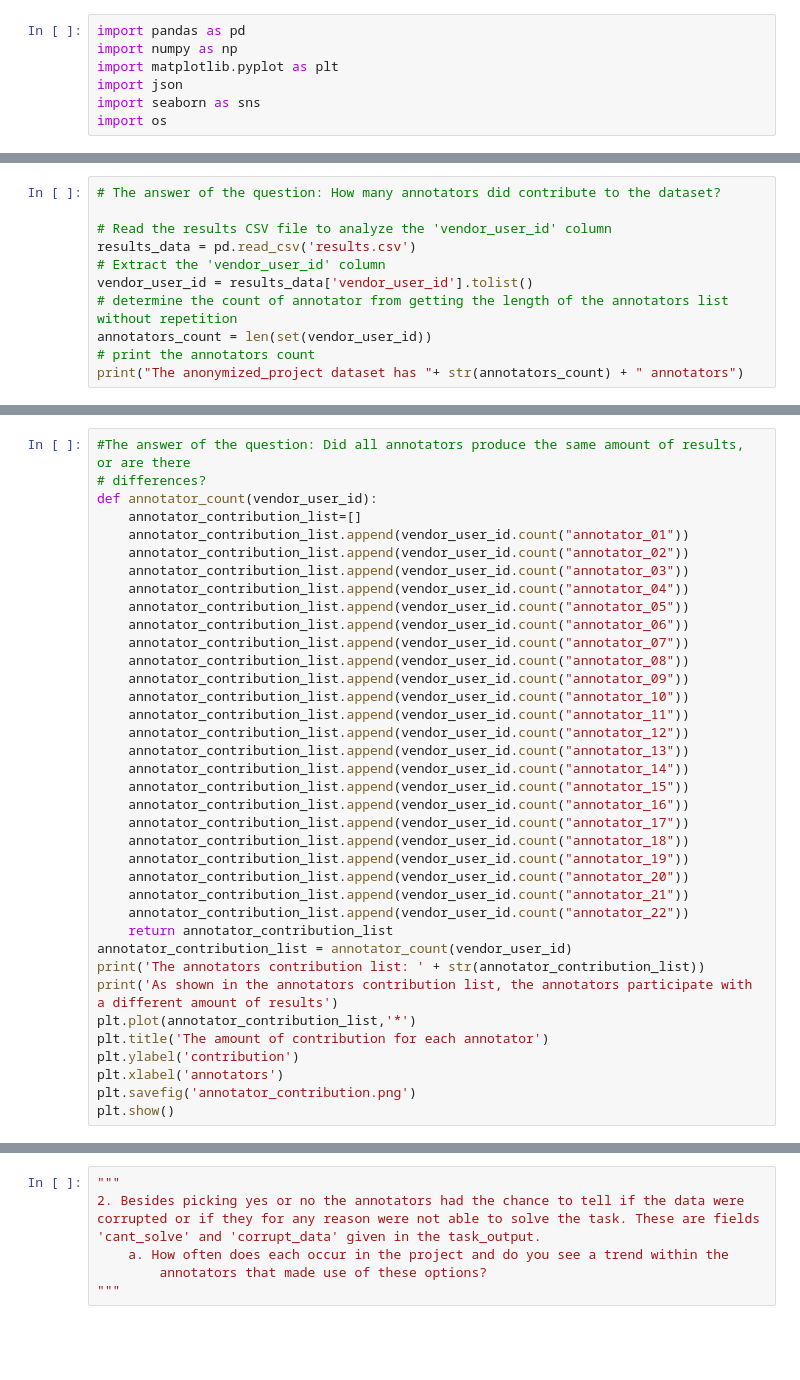
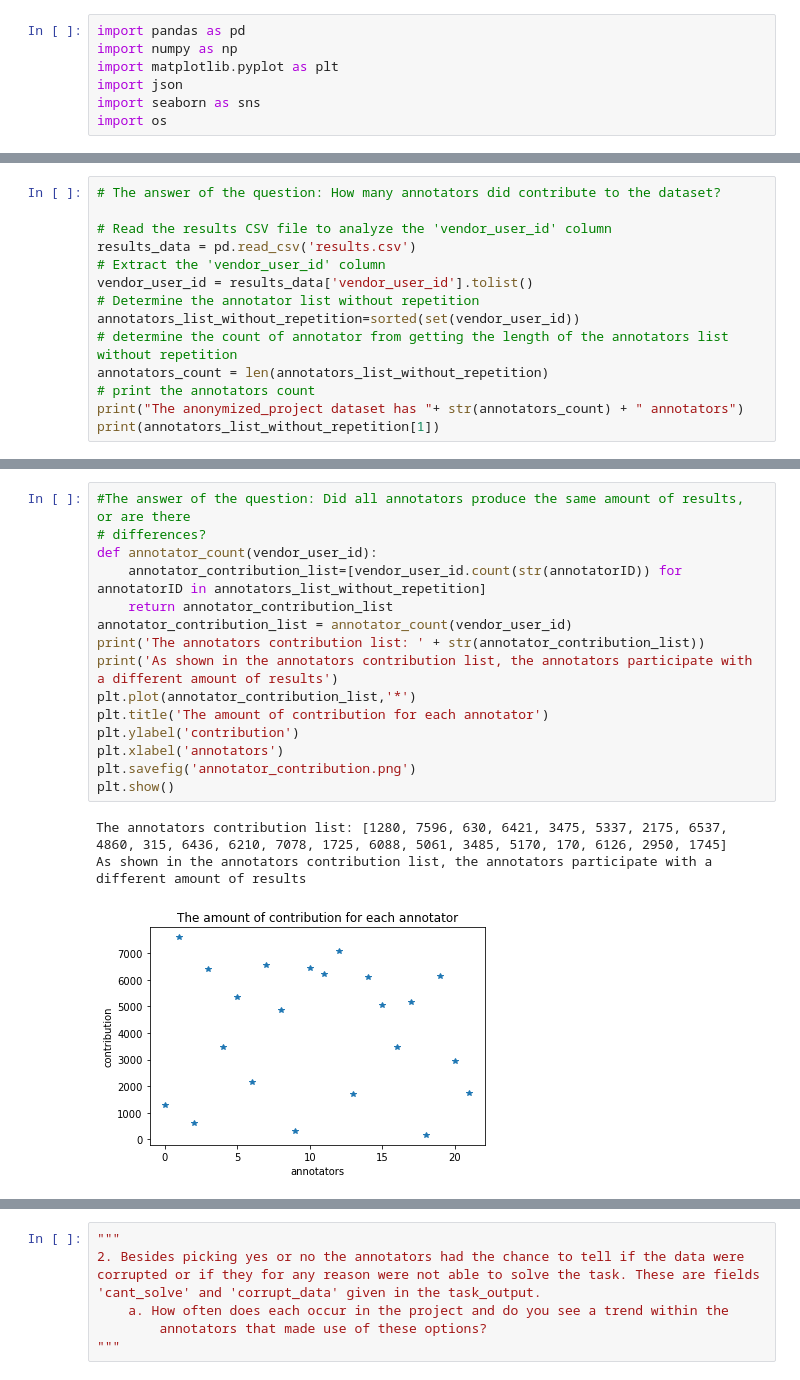
Before and after one commit to NohaAbdelkarim/bicycle_project_crowd_evaluation, a Jupyter notebook: crowd_evaluation.ipynb, the cells around one changed output, grey strips where cells are left out. Saved outputs shown, nothing was run; the diff lists cells and outputs as text; blank space fills up the shorter version.

Commit message:
FEAT: Editing the function that counts the amount of contribution for each annotator to be more general and compatible with any dataset.

```diff
--- a/crowd_evaluation.ipynb
+++ b/crowd_evaluation.ipynb
@@ -22,7 +24,10 @@ import os
 results_data = pd.read_csv('results.csv')
 # Extract the 'vendor_user_id' column
 vendor_user_id = results_data['vendor_user_id'].tolist()
+# Determine the annotator list without repetition
+annotators_list_without_repetition=sorted(set(vendor_user_id))
 # determine the count of annotator from getting the length of the annotators list without repetition
-annotators_count = len(set(vendor_user_id))
+annotators_count = len(annotators_list_without_repetition)
 # print the annotators count
 print("The anonymized_project dataset has "+ str(annotators_count) + " annotators")
+print(annotators_list_without_repetition[1])
@@ -49,40 +61,22 @@ print("The min annotation time is " + str(min_annotation_time))
 # %%
 #The answer of the question: Did all annotators produce the same amount of results, or are there
 # differences?
 def annotator_count(vendor_user_id):
-    annotator_contribution_list=[]
-    annotator_contribution_list.append(vendor_user_id.count("annotator_01"))
-    annotator_contribution_list.append(vendor_user_id.count("annotator_02"))
-    annotator_contribution_list.append(vendor_user_id.count("annotator_03"))
-    annotator_contribution_list.append(vendor_user_id.count("annotator_04"))
-    annotator_contribution_list.append(vendor_user_id.count("annotator_05"))
-    annotator_contribution_list.append(vendor_user_id.count("annotator_06"))
-    annotator_contribution_list.append(vendor_user_id.count("annotator_07"))
-    annotator_contribution_list.append(vendor_user_id.count("annotator_08"))
-    annotator_contribution_list.append(vendor_user_id.count("annotator_09"))
-    annotator_contribution_list.append(vendor_user_id.count("annotator_10"))
-    annotator_contribution_list.append(vendor_user_id.count("annotator_11"))
-    annotator_contribution_list.append(vendor_user_id.count("annotator_12"))
-    annotator_contribution_list.append(vendor_user_id.count("annotator_13"))
-    annotator_contribution_list.append(vendor_user_id.count("annotator_14"))
-    annotator_contribution_list.append(vendor_user_id.count("annotator_15"))
-    annotator_contribution_list.append(vendor_user_id.count("annotator_16"))
-    annotator_contribution_list.append(vendor_user_id.count("annotator_17"))
-    annotator_contribution_list.append(vendor_user_id.count("annotator_18"))
-    annotator_contribution_list.append(vendor_user_id.count("annotator_19"))
-    annotator_contribution_list.append(vendor_user_id.count("annotator_20"))
-    annotator_contribution_list.append(vendor_user_id.count("annotator_21"))
-    annotator_contribution_list.append(vendor_user_id.count("annotator_22"))
+    annotator_contribution_list=[vendor_user_id.count(str(annotatorID)) for annotatorID in annotators_list_without_repetition]
     return annotator_contribution_list
 annotator_contribution_list = annotator_count(vendor_user_id)
 print('The annotators contribution list: ' + str(annotator_contribution_list))
 print('As shown in the annotators contribution list, the annotators participate with a different amount of results')
 plt.plot(annotator_contribution_list,'*')
 plt.title('The amount of contribution for each annotator')
 plt.ylabel('contribution')
 plt.xlabel('annotators')
 plt.savefig('annotator_contribution.png')
 plt.show()
+# %% [output]
+The annotators contribution list: [1280, 7596, 630, 6421, 3475, 5337, 2175, 6537, 4860, 315, 6436, 6210, 7078, 1725, 6088, 5061, 3485, 5170, 170, 6126, 2950, 1745]
+As shown in the annotators contribution list, the annotators participate with a different amount of results
+[figure, added]
 # %%
 #The answer of the question: Are there questions for which annotators highly disagree?
 # Determine the ID of each question in the dataset from the 'anonymized_project.json' file
```
Also changed, not shown: parts of 8 cells of this notebook.
